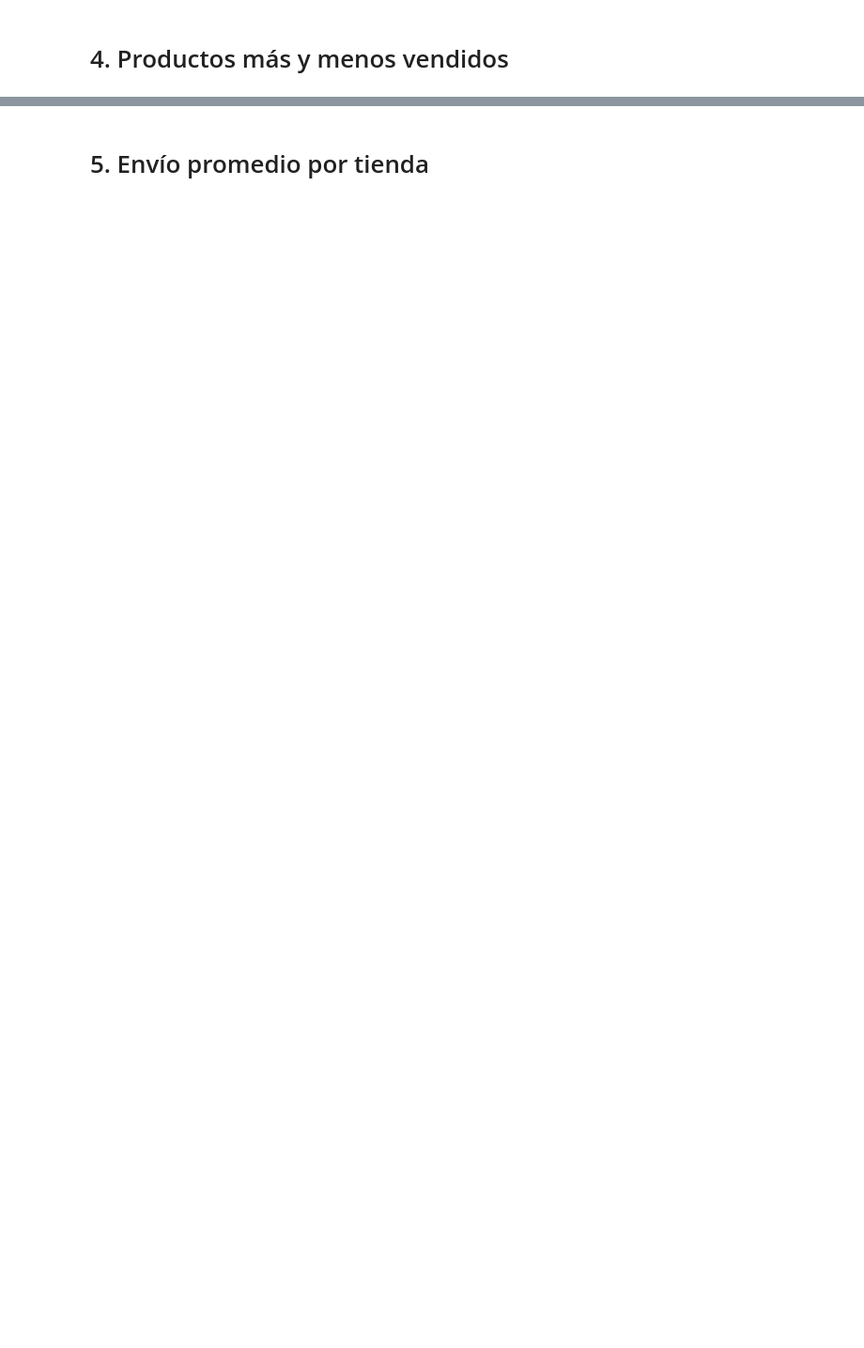
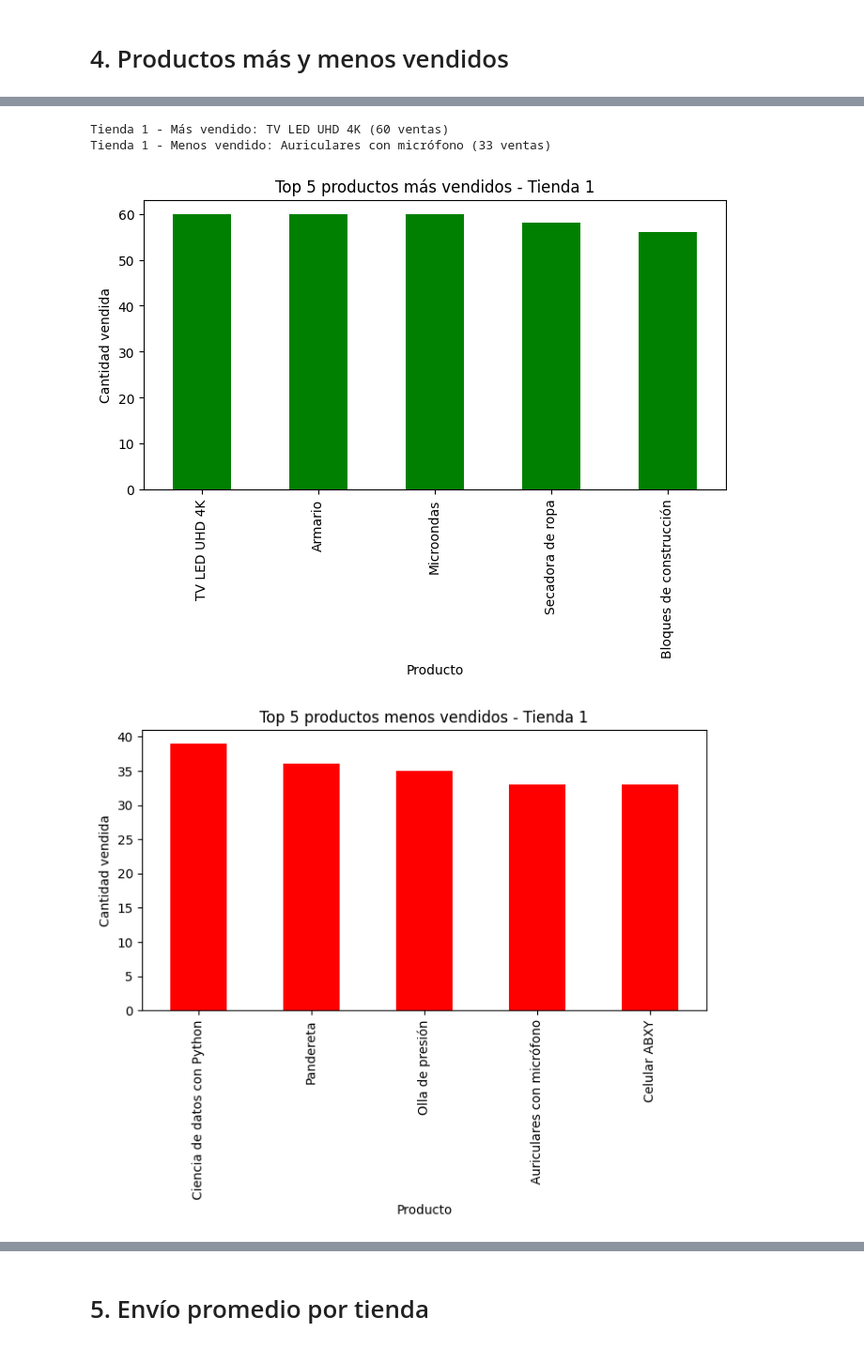
Before and after one commit to CesarAvalosGarcia1432/challenge-alurastore, a Jupyter notebook: AluraStoreLatam.ipynb, the cells around one changed output, grey strips where cells are left out. Shown at 94% size. Saved outputs shown, nothing was run; the diff lists cells and outputs as text; code cells hidden in the pictures; blank space fills up the shorter version.

```diff
--- a/AluraStoreLatam.ipynb
+++ b/AluraStoreLatam.ipynb
@@ -90,0 +320,24 @@ Total de cuotas para Electrónicos: 1341
+# %%
+# Tienda 1
+ventas1 = tienda['Producto'].value_counts()
+print("Tienda 1 - Más vendido:", ventas1.idxmax(), f"({ventas1.max()} ventas)")
+print("Tienda 1 - Menos vendido:", ventas1.idxmin(), f"({ventas1.min()} ventas)")
+top5_1 = ventas1.head(5)
+plt.figure(figsize=(8,4))
+top5_1.plot(kind='bar', color='green')
+plt.title('Top 5 productos más vendidos - Tienda 1')
+plt.ylabel('Cantidad vendida')
+plt.xlabel('Producto')
+plt.show()
+bottom5_1 = ventas1.tail(5)
+plt.figure(figsize=(8,4))
+bottom5_1.plot(kind='bar', color='red')
+plt.title('Top 5 productos menos vendidos - Tienda 1')
+plt.ylabel('Cantidad vendida')
+plt.xlabel('Producto')
+plt.show()
+# %% [output]
+Tienda 1 - Más vendido: TV LED UHD 4K (60 ventas)
+Tienda 1 - Menos vendido: Auriculares con micrófono (33 ventas)
+[figure, added]
+[figure, added]
```
Also changed, not shown: parts of 34 cells of this notebook, 1 other file.
